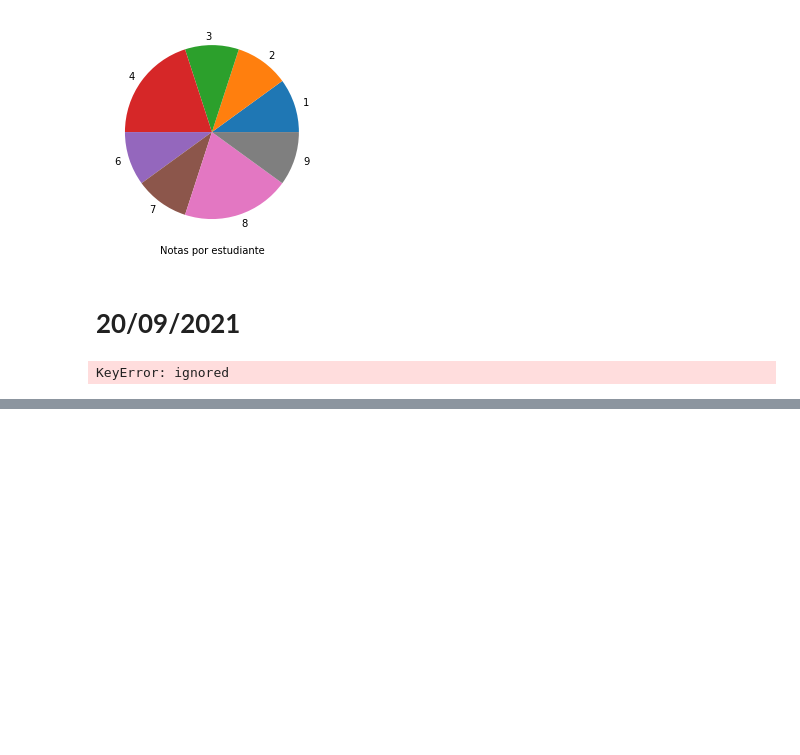
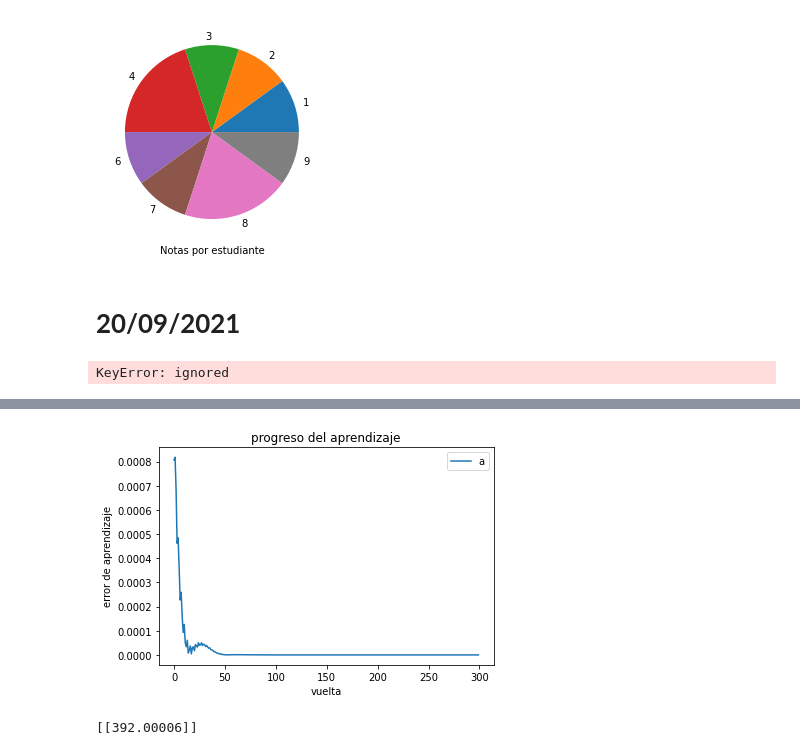
Before and after one commit to M-Adonay/Programacion_III, a Jupyter notebook: Clase_Presencial.ipynb, the cells around one changed output, grey strips where cells are left out. Saved outputs shown, nothing was run; the diff lists cells and outputs as text; code cells hidden in the pictures; blank space fills up the shorter version.

```diff
--- a/Clase_Presencial.ipynb
+++ b/Clase_Presencial.ipynb
@@ -130,0 +170,3 @@ KeyError: ignored
+# %%
+#entrenamiento de nuestro modelo de Aprendizaje
+historial = modelo.fit(celsius, fahrenheit, epochs=300)
@@ -130,0 +191,15 @@ KeyError: ignored
+# %%
+#evaluando el modelo como aprende
+plt.plot(historial.history["loss"])
+plt.title("progreso del aprendizaje")
+plt.xlabel("vuelta")
+plt.ylabel("error de aprendizaje")
+plt.legend("aprendizaje automatico")
+plt.show()
+# %% [output]
+[figure, added]
+# %%
+f = modelo.predict([200])
+print(f)
+# %% [output]
+[[392.00006]]
```
Also changed, not shown: parts of 7 cells of this notebook.
